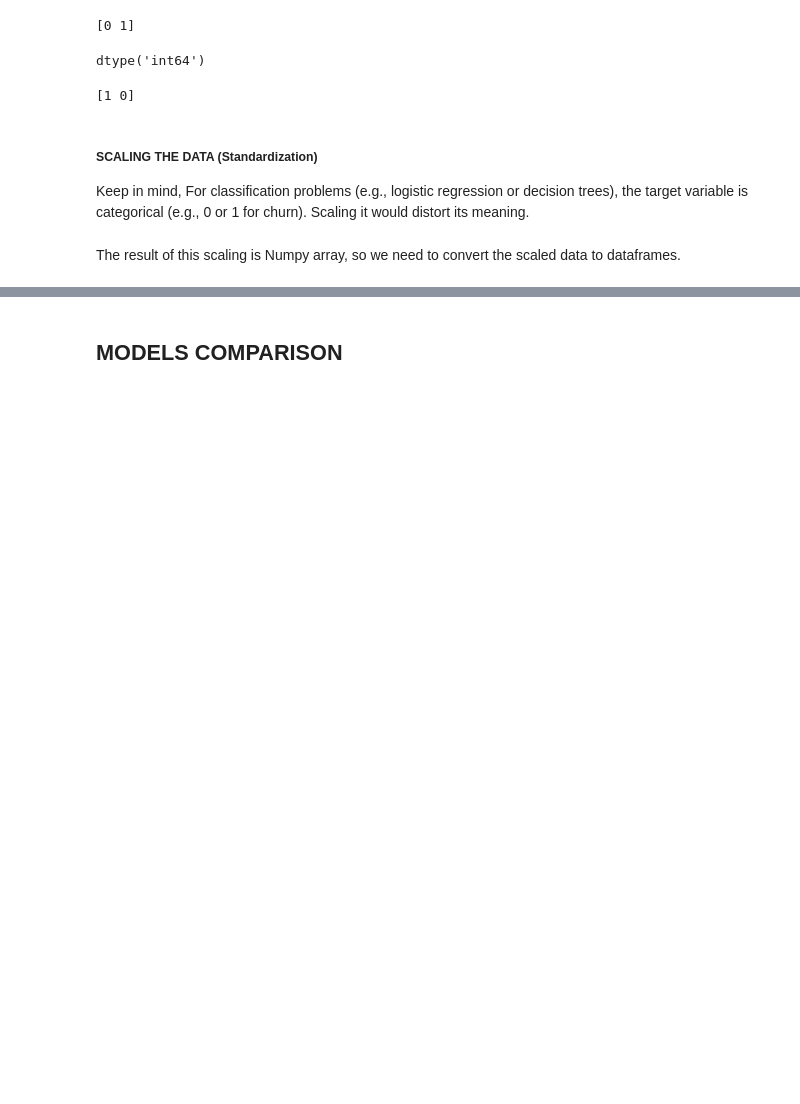
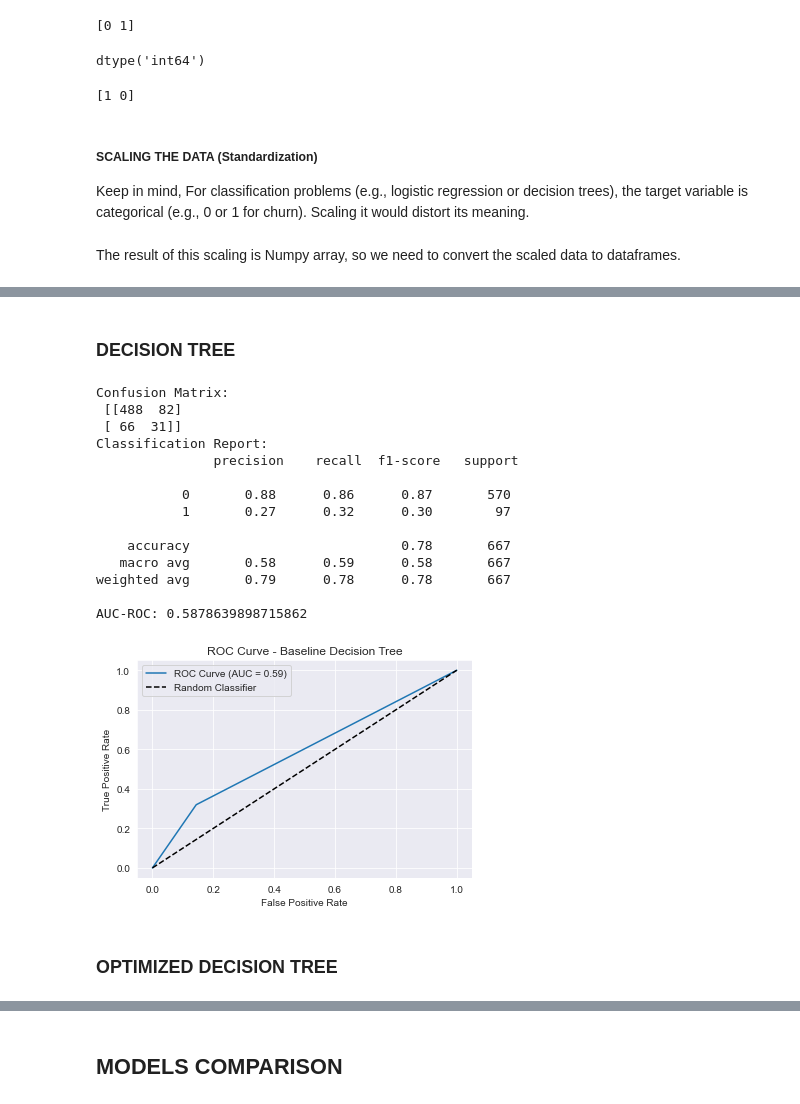
Before and after one commit to Calmar-lab/SYRIATEL-CUSTOMER-CHURN-PREDICTION-PROJECT, a Jupyter notebook: SyriaTel_Customer_Churn_Prediction_Project.ipynb, the cells around one changed output, grey strips where cells are left out. Drawn from its saved outputs; the diff is of its cells as text; code cells hidden in the pictures; blank space fills up the shorter version.

```diff
--- a/SyriaTel_Customer_Churn_Prediction_Project.ipynb
+++ b/SyriaTel_Customer_Churn_Prediction_Project.ipynb
@@ -1058,0 +1662,50 @@ Imbalance handling (like SMOTE or class weighting) alters the training dataset b
+# %% [markdown]
+### DECISION TREE
+# %%
+# Initialize a simple Decision Tree
+dt_baseline = DecisionTreeClassifier(random_state=42)
+
+# Train on the training data
+dt_baseline.fit(X_train_final, y_train_final)
+
+# Predict on the test set
+y_pred = dt_baseline.predict(X_test_final)
+y_pred_prob = dt_baseline.predict_proba(X_test_final)[:, 1]
+
+# Evaluate the baseline Decision Tree
+conf_matrix = confusion_matrix(y_test_final, y_pred)
+print("Confusion Matrix:\n", conf_matrix)
+
+class_report = classification_report(y_test_final, y_pred)
+print("Classification Report:\n", class_report)
+
+roc_auc = roc_auc_score(y_test_final, y_pred_prob)
+print("AUC-ROC:", roc_auc)
+
+# Plot the ROC Curve
+fpr, tpr, thresholds = roc_curve(y_test_final, y_pred_prob)
+plt.plot(fpr, tpr, label=f"ROC Curve (AUC = {roc_auc:.2f})")
+plt.plot([0, 1], [0, 1], 'k--', label='Random Classifier')
+plt.xlabel('False Positive Rate')
+plt.ylabel('True Positive Rate')
+plt.title('ROC Curve - Baseline Decision Tree')
+plt.legend()
+plt.show()
+# %% [output]
+Confusion Matrix:
+ [[488  82]
+ [ 66  31]]
+Classification Report:
+               precision    recall  f1-score   support
+
+           0       0.88      0.86      0.87       570
+           1       0.27      0.32      0.30        97
+
+    accuracy                           0.78       667
+   macro avg       0.58      0.59      0.58       667
+weighted avg       0.79      0.78      0.78       667
+
+AUC-ROC: 0.5878639898715862
+[figure, added]
+# %% [markdown]
+### OPTIMIZED DECISION TREE
```
Also changed, not shown: parts of 53 cells of this notebook.
